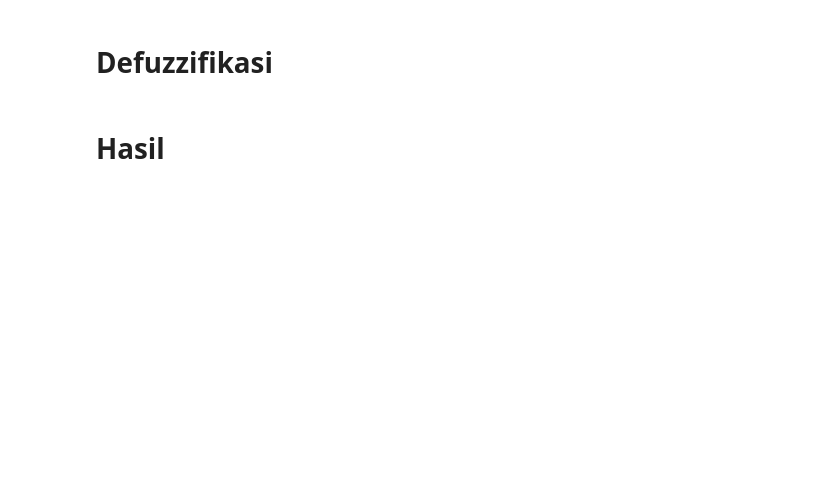
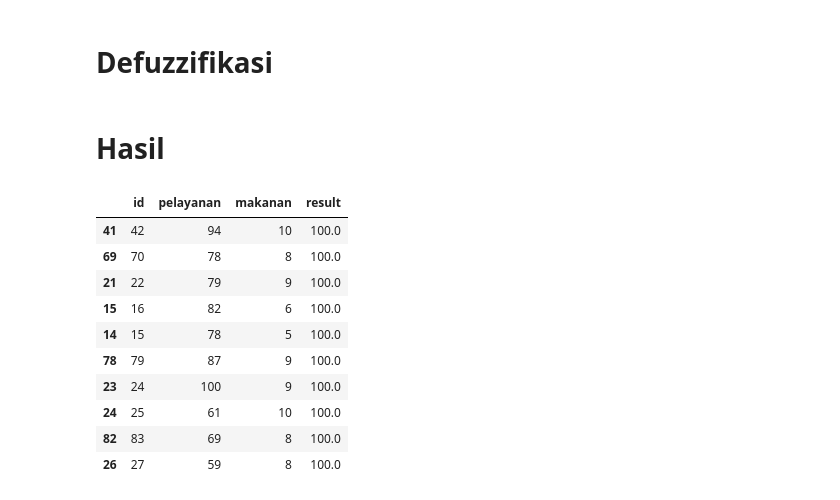
Before and after one commit to ShinyQ/Tugas-Pengantar-AI-2_Fuzzy_Logic, a Jupyter notebook: Tugas_2_Kelompok_1_Reasoning_(Fuzzy_Logic).ipynb, the cells around one changed output. Saved outputs shown, nothing was run; the diff lists cells and outputs as text; code cells hidden in the pictures; blank space fills up the shorter version.

Commit message:
Adding fuzzification process and the result into excel

```diff
--- a/Tugas_2_Kelompok_1_Reasoning_(Fuzzy_Logic).ipynb
+++ b/Tugas_2_Kelompok_1_Reasoning_(Fuzzy_Logic).ipynb
@@ -162,6 +153,38 @@ inference_result[0], inference_result[-1]
 # %% [markdown]
 # **Defuzzifikasi**
-# %%
-def defuzzification():
+# %%
+deffuzy = {'Tidak Direkomendasikan': 0, "Direkomendasikan": 50, "Sangat Direkomendasikan": 100}
+
+def defuzzification(inference, deffuzy):
+    numerator, denominator = 0, 0
+
+    for output in deffuzy.keys():
+        numerator += inference[output] * deffuzy[output]
+        denominator += inference[output]
+
+    return numerator/denominator
+
+final = []
+
+for inference in inference_result:
+    final.append(defuzzification(inference, deffuzy))
 # %% [markdown]
 # **Hasil**
+# %%
+data['result'] = final
+data = data.sort_values(by='result', ascending=False)[:10]
+
+data['id'].to_excel('peringkat.xls', index=False, header=False)
+data
+# %% [output]
+|  | id | pelayanan | makanan | result |
+| 41 | 42 | 94 | 10 | 100.0 |
+| 69 | 70 | 78 | 8 | 100.0 |
+| 21 | 22 | 79 | 9 | 100.0 |
+| 15 | 16 | 82 | 6 | 100.0 |
+| 14 | 15 | 78 | 5 | 100.0 |
+| 78 | 79 | 87 | 9 | 100.0 |
+| 23 | 24 | 100 | 9 | 100.0 |
+| 24 | 25 | 61 | 10 | 100.0 |
+| 82 | 83 | 69 | 8 | 100.0 |
+| 26 | 27 | 59 | 8 | 100.0 |
```
Also changed, not shown: parts of 6 cells of this notebook.
